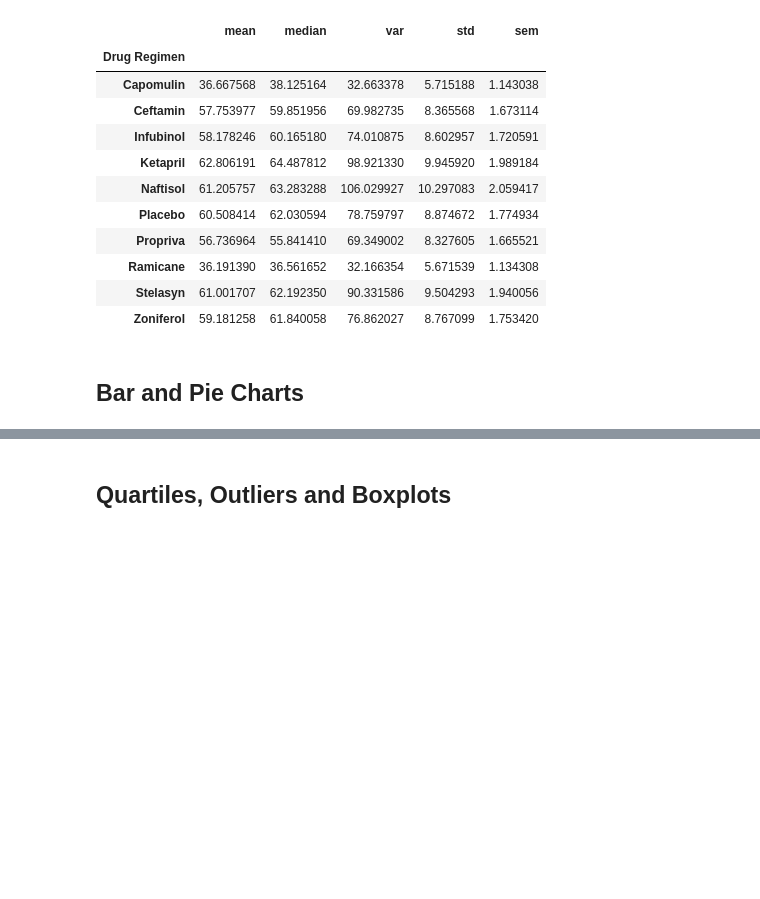
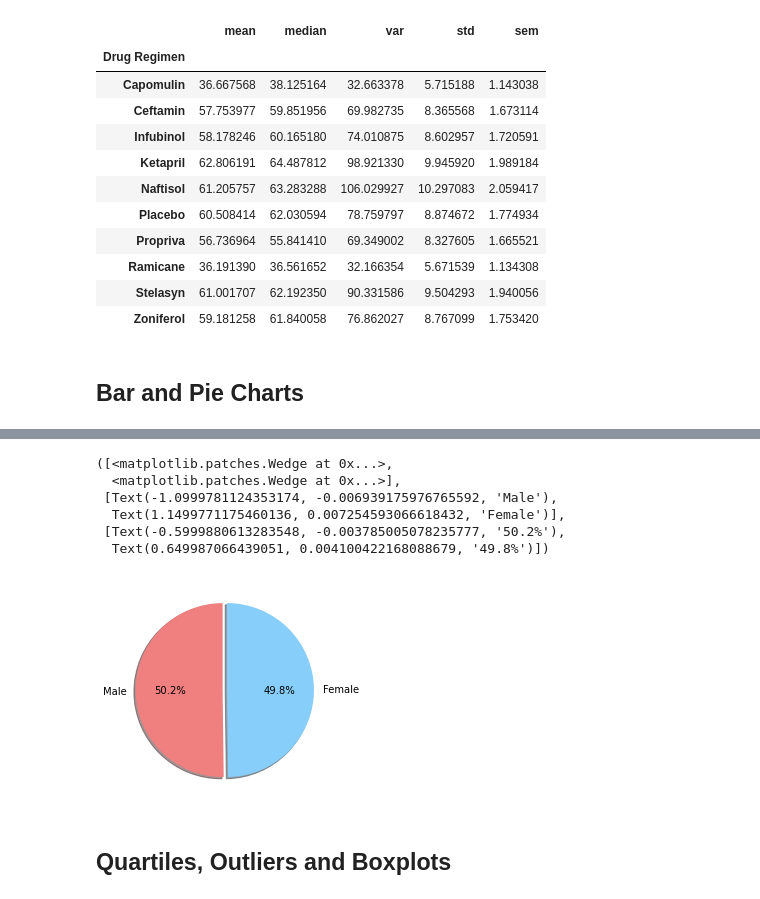
Before and after one commit to MLozano88/Pymaceuticals, a Jupyter notebook: Pymaceuticals/pymaceuticals_starter.ipynb, the cells around one changed output, grey strips where cells are left out. Saved outputs shown, nothing was run; the diff lists cells and outputs as text; code cells hidden in the pictures; blank space fills up the shorter version.

```diff
--- a/Pymaceuticals/pymaceuticals_starter.ipynb
+++ b/Pymaceuticals/pymaceuticals_starter.ipynb
@@ -139,5 +152,19 @@ plt.show()
 # %%
 # Generate a pie plot showing the distribution of female versus male mice using pyplot
+genders = cleanest_df['Sex'].value_counts()
+labels = ['Male', 'Female']
+colors = ['lightcoral','lightskyblue']
+explode = (0,0.05)
+plt.pie(genders, explode=explode, labels=labels, colors=colors,
+        autopct="%1.1f%%", shadow=True, startangle=90)
+# %% [output]
+([<matplotlib.patches.Wedge at 0x...>,
+  <matplotlib.patches.Wedge at 0x...>],
+ [Text(-1.0999781124353174, -0.006939175976765592, 'Male'),
+  Text(1.1499771175460136, 0.007254593066618432, 'Female')],
+ [Text(-0.5999880613283548, -0.003785005078235777, '50.2%'),
+  Text(0.649987066439051, 0.004100422168088679, '49.8%')])
+[figure, added]
 # %% [markdown]
 ## Quartiles, Outliers and Boxplots
 # %%
```
Also changed, not shown: parts of 7 cells of this notebook.
